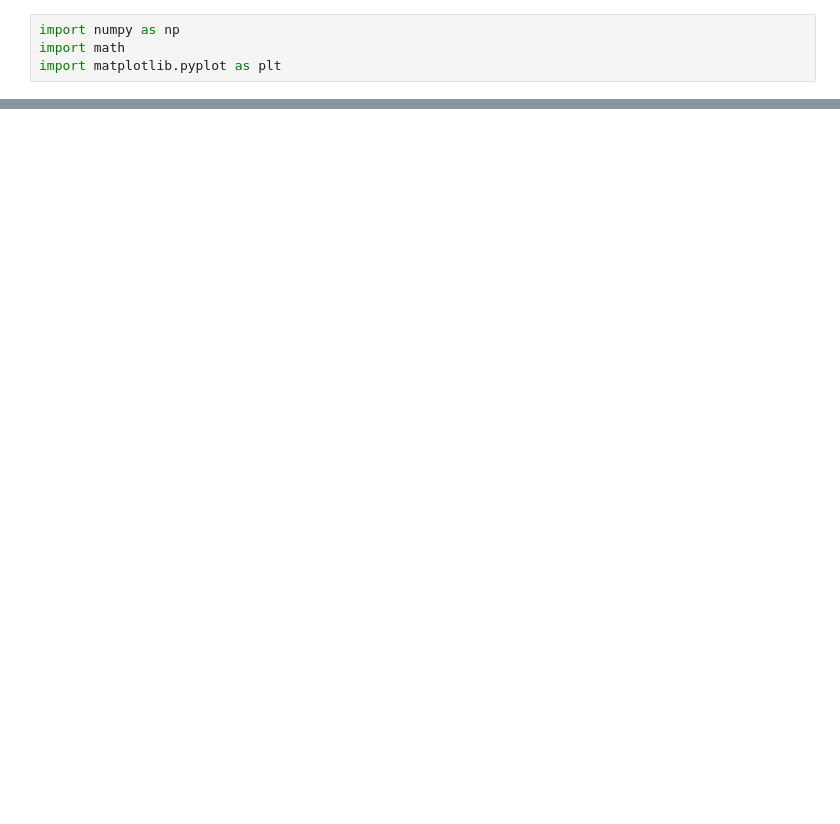
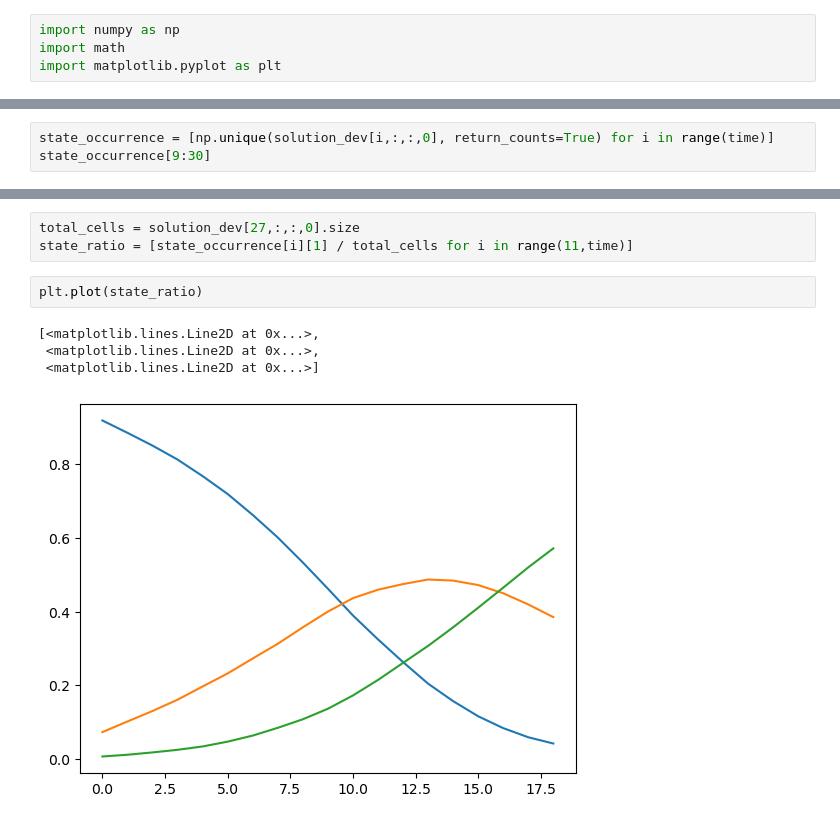
Before and after one commit to kuj24824/Complex_Systems, a Jupyter notebook: Code/BaseCityplanner_Alex.ipynb, the cells around one changed output, grey strips where cells are left out. Saved outputs shown, nothing was run; the diff lists cells and outputs as text; blank space fills up the shorter version.

```diff
--- a/Code/BaseCityplanner_Alex.ipynb
+++ b/Code/BaseCityplanner_Alex.ipynb
@@ -142,0 +173,3 @@ array([[2., 2., 2., ..., 1., 1., 2.],
+# %%
+state_occurrence = [np.unique(solution_dev[i,:,:,0], return_counts=True) for i in range(time)]
+state_occurrence[9:30]
@@ -142,0 +194,10 @@ array([[2., 2., 2., ..., 1., 1., 2.],
+# %%
+total_cells = solution_dev[27,:,:,0].size
+state_ratio = [state_occurrence[i][1] / total_cells for i in range(11,time)]
+# %%
+plt.plot(state_ratio)
+# %% [output]
+[<matplotlib.lines.Line2D at 0x...>,
+ <matplotlib.lines.Line2D at 0x...>,
+ <matplotlib.lines.Line2D at 0x...>]
+[figure, added]
```
Also changed, not shown: parts of 7 cells of this notebook.
